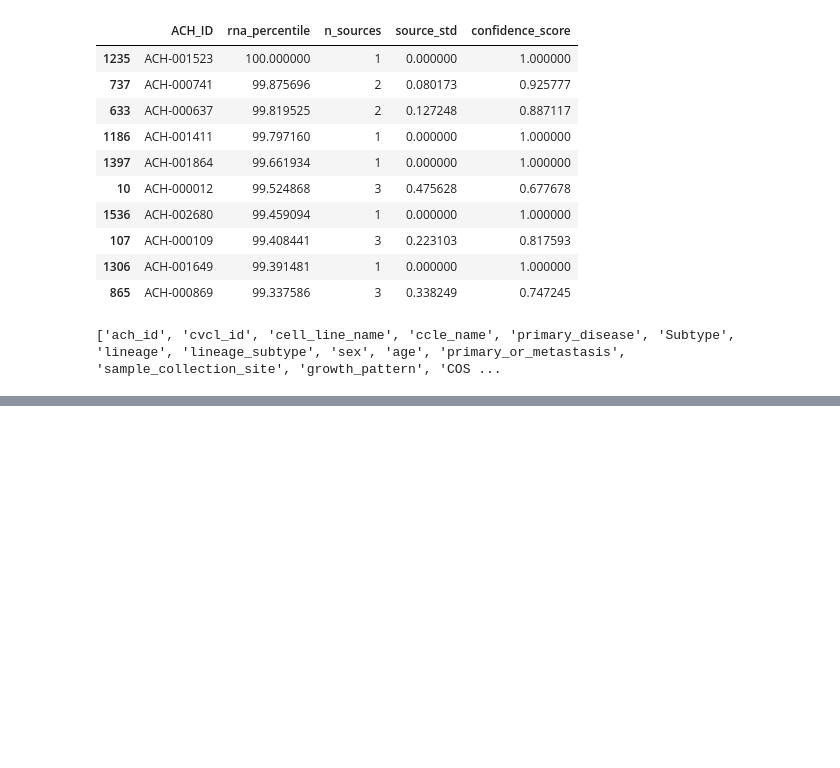
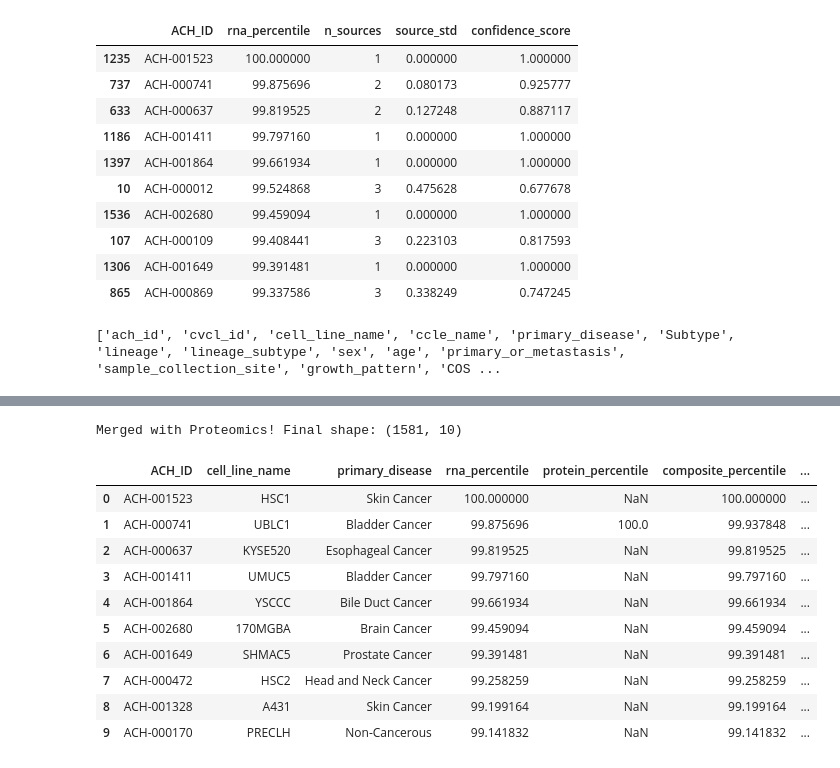
Before and after one commit to NattawasP/SEMTM0044_2025_AYEAR_TEAM34, a Jupyter notebook: notebooks/Victor_Data Exploration/Percentile_Ranking.ipynb, the cells around one changed output, grey strips where cells are left out. Cells and saved outputs as stored; diff of their text form; code cells hidden in the pictures; blank space fills up the shorter version.

```diff
--- a/notebooks/Victor_Data Exploration/Percentile_Ranking.ipynb
+++ b/notebooks/Victor_Data Exploration/Percentile_Ranking.ipynb
@@ -144,0 +169,42 @@ named[["ACH_ID", "cell_line_name", "primary_disease", "lineage", "rna_percentile
+# %%
+# Filter the proteomics data for target gene
+prot_expr = fact_prot[fact_prot["ensembl_id"] == target][["ACH_ID", "protein_intensity"]].dropna().copy()
+
+if not prot_expr.empty:
+    # Calculate percentile rank for proteomics
+    prot_expr["protein_percentile"] = prot_expr["protein_intensity"].rank(pct=True) * 100
+
+    # Merge with combined RNA table
+    final_ranking = pd.merge(combined, prot_expr[["ACH_ID", "protein_percentile"]], on="ACH_ID", how="left")
+
+    # Calculate a composite omics score
+    # (Averages RNA and Protein percentiles; if protein is NaN, it ignores it and uses just the RNA percentile)
+    final_ranking["composite_percentile"] = final_ranking[["rna_percentile", "protein_percentile"]].mean(axis=1)
+
+    # Re-sort by the final composite score and then confidence
+    final_ranking = final_ranking.sort_values(by=["composite_percentile", "confidence_score"], ascending=[False, False])
+
+    # Merge names back on so it's readable
+    named_final = final_ranking.merge(
+        dim[["ach_id", "cell_line_name", "primary_disease", "lineage"]],
+        left_on="ACH_ID", right_on="ach_id", how="left"
+    ).drop(columns=["ach_id"])
+
+    print("Merged with Proteomics! Final shape:", named_final.shape)
+    display(named_final[["ACH_ID", "cell_line_name", "primary_disease", "rna_percentile", "protein_percentile", "composite_percentile", "n_sources", "confidence_score"]].head(10))
+
+else:
+    print(f"No proteomics data found for target {target}.")
+# %% [output]
+Merged with Proteomics! Final shape: (1581, 10)
+|  | ACH_ID | cell_line_name | primary_disease | rna_percentile | protein_percentile | composite_percentile | ... |
+| 0 | ACH-001523 | HSC1 | Skin Cancer | 100.000000 | NaN | 100.000000 | ... |
+| 1 | ACH-000741 | UBLC1 | Bladder Cancer | 99.875696 | 100.0 | 99.937848 | ... |
+| 2 | ACH-000637 | KYSE520 | Esophageal Cancer | 99.819525 | NaN | 99.819525 | ... |
+| 3 | ACH-001411 | UMUC5 | Bladder Cancer | 99.797160 | NaN | 99.797160 | ... |
+| 4 | ACH-001864 | YSCCC | Bile Duct Cancer | 99.661934 | NaN | 99.661934 | ... |
+| 5 | ACH-002680 | 170MGBA | Brain Cancer | 99.459094 | NaN | 99.459094 | ... |
+| 6 | ACH-001649 | SHMAC5 | Prostate Cancer | 99.391481 | NaN | 99.391481 | ... |
+| 7 | ACH-000472 | HSC2 | Head and Neck Cancer | 99.258259 | NaN | 99.258259 | ... |
+| 8 | ACH-001328 | A431 | Skin Cancer | 99.199164 | NaN | 99.199164 | ... |
+| 9 | ACH-000170 | PRECLH | Non-Cancerous | 99.141832 | NaN | 99.141832 | ... |
```
Also changed, not shown: parts of 3 cells of this notebook.
